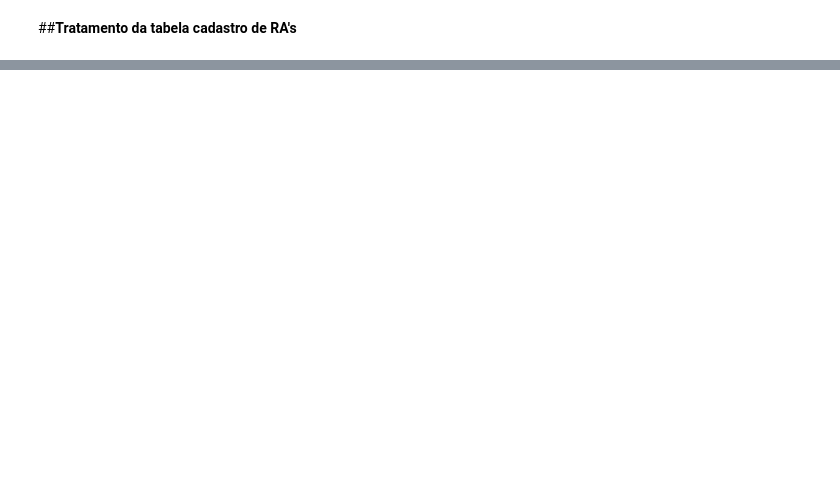
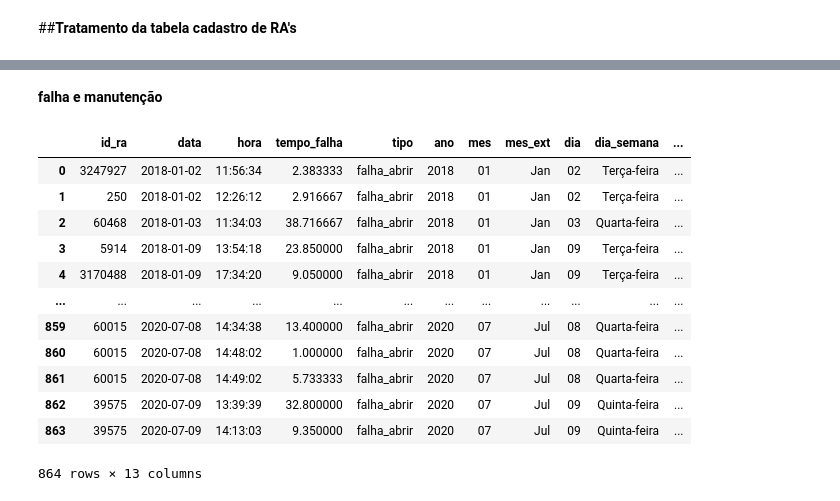
Before and after one commit to DevNicque/MyCods, a Jupyter notebook: base_enel_transformer.ipynb, the cells around one changed output, grey strips where cells are left out. Drawn from its saved outputs; the diff is of its cells as text; code cells hidden in the pictures; blank space fills up the shorter version.

```diff
--- a/base_enel_transformer.ipynb
+++ b/base_enel_transformer.ipynb
@@ -545,0 +292,5 @@ helpers.bulk(es,itens)
+# %%
+df_atividades_ra.columns = ['id_ra','circuito','data_encerramento','numero_sistema','atividade_realizada','observacoes']
+df_atividades_ra['id_ra'] = df_atividades_ra['id_ra'].str.lstrip("RA")
+df_atividades_ra['id_ra'] = df_atividades_ra['id_ra'].str.lstrip("R")
+df_atividades_ra
@@ -545,0 +311,4 @@ helpers.bulk(es,itens)
+# %%
+df_atividade_count = df_atividades_ra.groupby(['id_ra']).size().reset_index(name="count").sort_values(by=['count'], ascending=False)
+df_atividade_count['id_ra'] = df_atividade_count['id_ra'].astype('int64', copy=False)
+df_atividade_count
@@ -545,0 +344,3 @@ helpers.bulk(es,itens)
+# %%
+df_previsao.columns = ['id_ra','predito_modelo']
+df_previsao.head()
@@ -545,0 +383,3 @@ helpers.bulk(es,itens)
+# %%
+df_falha_bobina_abrir = pd.merge(df_fa,df_previsao,  how="outer", left_index=True, right_index=True, on='id_ra')
+df_falha_bobina_abrir
@@ -545,0 +400,19 @@ helpers.bulk(es,itens)
+# %% [markdown]
+**falha e manutenção**
+# %%
+df_falha_bobina_abrir = pd.merge(df_falha_bobina_abrir,df_atividade_count,  how="left", left_index=True, right_index=True, on='id_ra')
+df_falha_bobina_abrir
+# %% [output]
+|  | id_ra | data | hora | tempo_falha | tipo | ano | mes | mes_ext | dia | dia_semana | ... |
+| 0 | 3247927 | 2018-01-02 | 11:56:34 | 2.383333 | falha_abrir | 2018 | 01 | Jan | 02 | Terça-feira | ... |
+| 1 | 250 | 2018-01-02 | 12:26:12 | 2.916667 | falha_abrir | 2018 | 01 | Jan | 02 | Terça-feira | ... |
+| 2 | 60468 | 2018-01-03 | 11:34:03 | 38.716667 | falha_abrir | 2018 | 01 | Jan | 03 | Quarta-feira | ... |
+| 3 | 5914 | 2018-01-09 | 13:54:18 | 23.850000 | falha_abrir | 2018 | 01 | Jan | 09 | Terça-feira | ... |
+| 4 | 3170488 | 2018-01-09 | 17:34:20 | 9.050000 | falha_abrir | 2018 | 01 | Jan | 09 | Terça-feira | ... |
+| ... | ... | ... | ... | ... | ... | ... | ... | ... | ... | ... | ... |
+| 859 | 60015 | 2020-07-08 | 14:34:38 | 13.400000 | falha_abrir | 2020 | 07 | Jul | 08 | Quarta-feira | ... |
+| 860 | 60015 | 2020-07-08 | 14:48:02 | 1.000000 | falha_abrir | 2020 | 07 | Jul | 08 | Quarta-feira | ... |
+| 861 | 60015 | 2020-07-08 | 14:49:02 | 5.733333 | falha_abrir | 2020 | 07 | Jul | 08 | Quarta-feira | ... |
+| 862 | 39575 | 2020-07-09 | 13:39:39 | 32.800000 | falha_abrir | 2020 | 07 | Jul | 09 | Quinta-feira | ... |
+| 863 | 39575 | 2020-07-09 | 14:13:03 | 9.350000 | falha_abrir | 2020 | 07 | Jul | 09 | Quinta-feira | ... |
+864 rows × 13 columns
```
Also changed, not shown: parts of 99 cells of this notebook.
